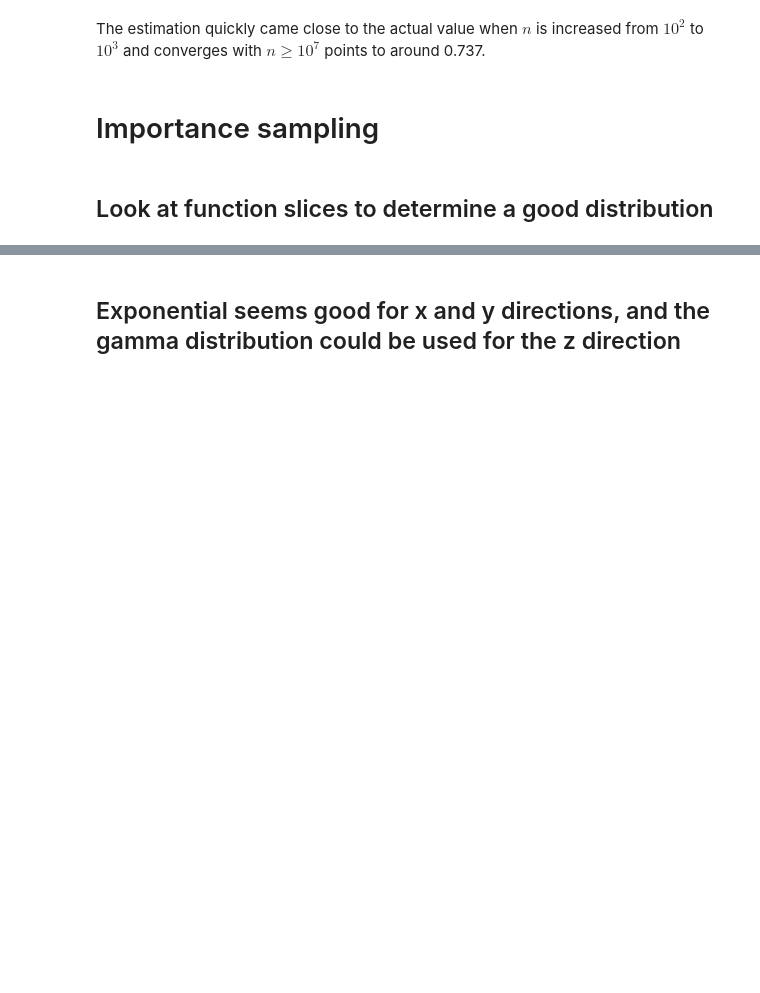
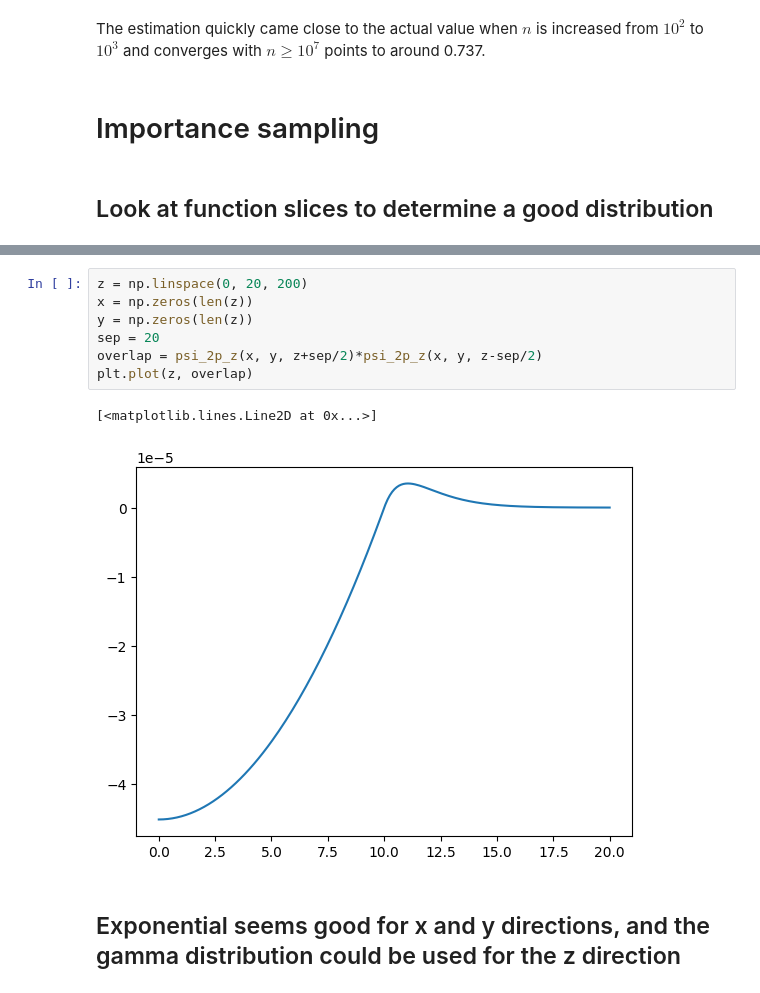
Before and after one commit to P-mandevillei/chem-4050-5050, a Jupyter notebook: hw5/homework-5-1/monte_carlo.ipynb, the cells around one changed output, grey strips where cells are left out. Drawn from its saved outputs; the diff is of its cells as text; blank space fills up the shorter version.

```diff
--- a/hw5/homework-5-1/monte_carlo.ipynb
+++ b/hw5/homework-5-1/monte_carlo.ipynb
@@ -71,2 +84,12 @@ plt.plot(z, overlap)
+# %%
+z = np.linspace(0, 20, 200)
+x = np.zeros(len(z))
+y = np.zeros(len(z))
+sep = 20
+overlap = psi_2p_z(x, y, z+sep/2)*psi_2p_z(x, y, z-sep/2)
+plt.plot(z, overlap)
+# %% [output]
+[<matplotlib.lines.Line2D at 0x...>]
+[figure, added]
 # %% [markdown]
 ## Exponential seems good for x and y directions, and the gamma distribution could be used for the z direction
```
Also changed, not shown: parts of 5 cells of this notebook, 2 other files.
